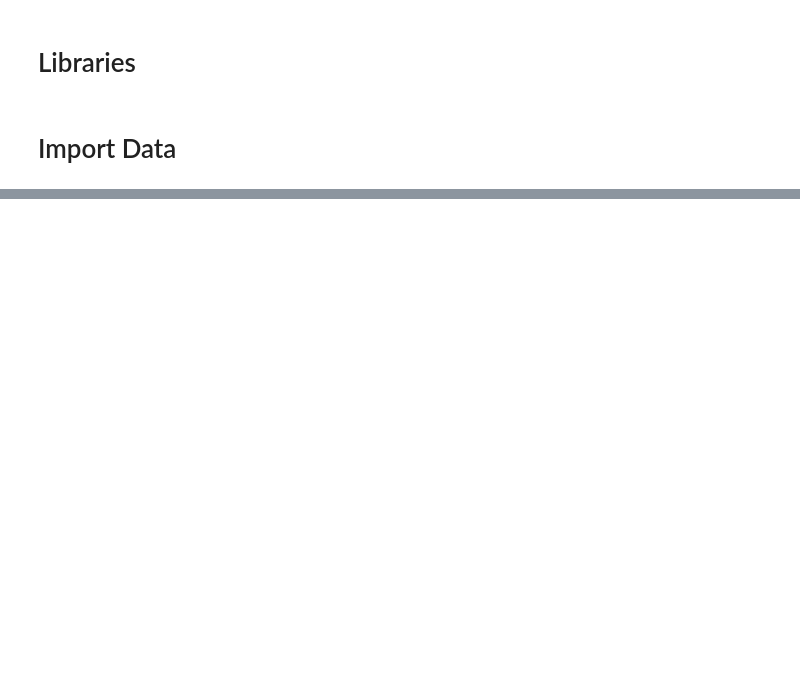
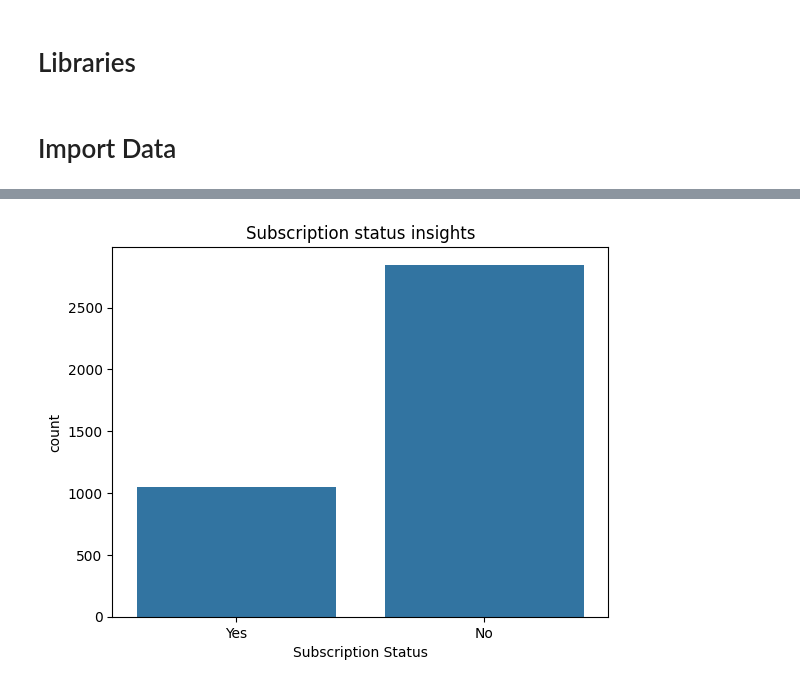
Before and after one commit to Lavishajagwani/Customer-Segmentation-And-Prediction, a Jupyter notebook: main.ipynb, the cells around one changed output, grey strips where cells are left out. Saved outputs shown, nothing was run; the diff lists cells and outputs as text; code cells hidden in the pictures; blank space fills up the shorter version.

```diff
--- a/main.ipynb
+++ b/main.ipynb
@@ -70,0 +82,6 @@ df.head()
+# %%
+sns.countplot(x='Subscription Status', data=df)
+plt.title('Subscription status insights')
+plt.show()
+# %% [output]
+[figure, added]
```
Also changed, not shown: parts of 30 cells of this notebook, 1 other file.
